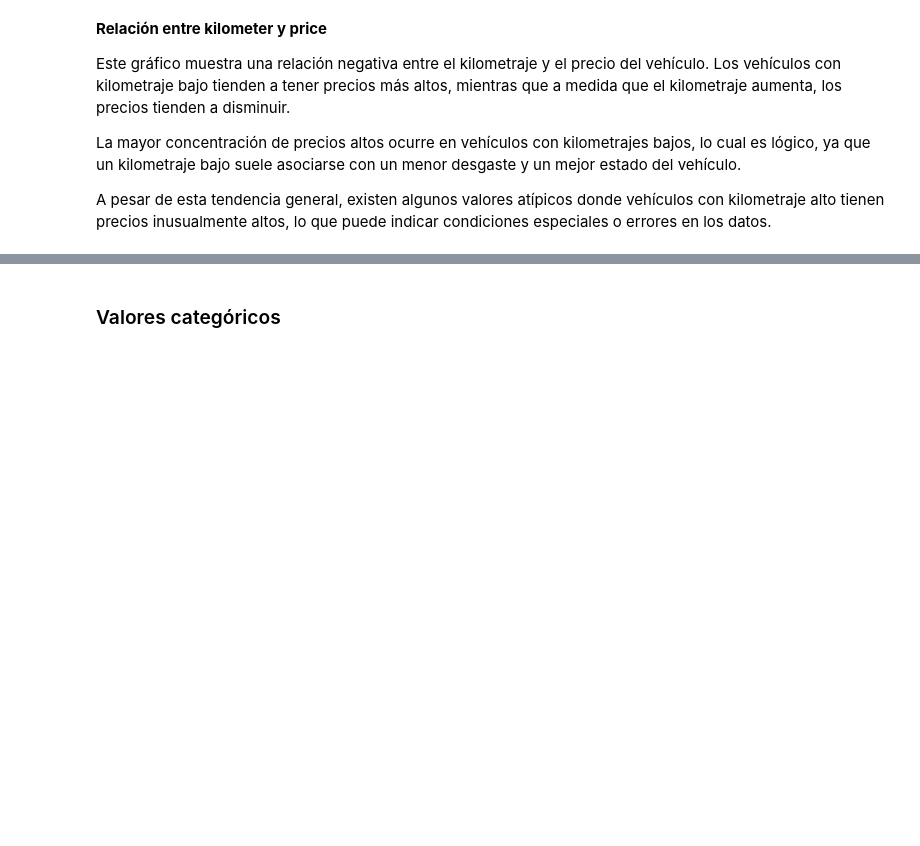
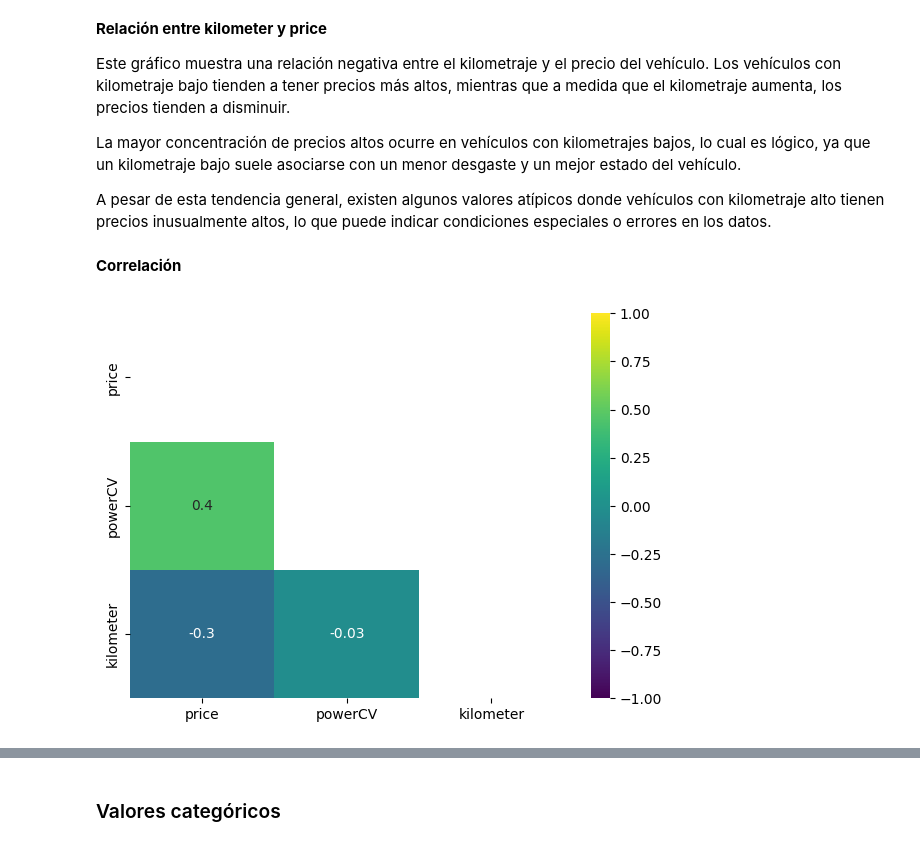
Before and after one commit to Rcm89/laboratorio-modulo7-leccion01-eda-nulos, a Jupyter notebook: laboratorio-modulo7-leccion01-eda-nulos.ipynb, the cells around one changed output, grey strips where cells are left out. Drawn from its saved outputs; the diff is of its cells as text; code cells hidden in the pictures; blank space fills up the shorter version.

```diff
--- a/laboratorio-modulo7-leccion01-eda-nulos.ipynb
+++ b/laboratorio-modulo7-leccion01-eda-nulos.ipynb
@@ -308,3 +319,9 @@ Este gráfico muestra una relación negativa entre el kilometraje y el precio de
 La mayor concentración de precios altos ocurre en vehículos con kilometrajes bajos, lo cual es lógico, ya que un kilometraje bajo suele asociarse con un menor desgaste y un mejor estado del vehículo.
 
 A pesar de esta tendencia general, existen algunos valores atípicos donde vehículos con kilometraje alto tienen precios inusualmente altos, lo que puede indicar condiciones especiales o errores en los datos.
+# %% [markdown]
+**Correlación**
+# %%
+visualizador.correlacion()
+# %% [output]
+[figure, added]
```
Also changed, not shown: parts of 19 cells of this notebook, 3 other files.
